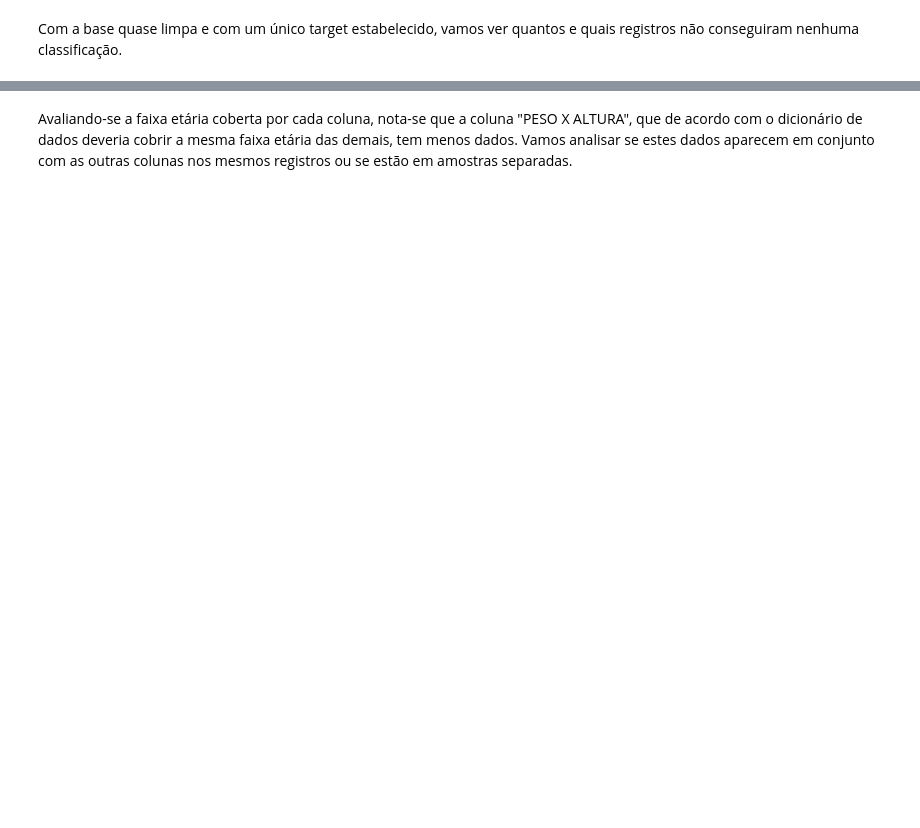
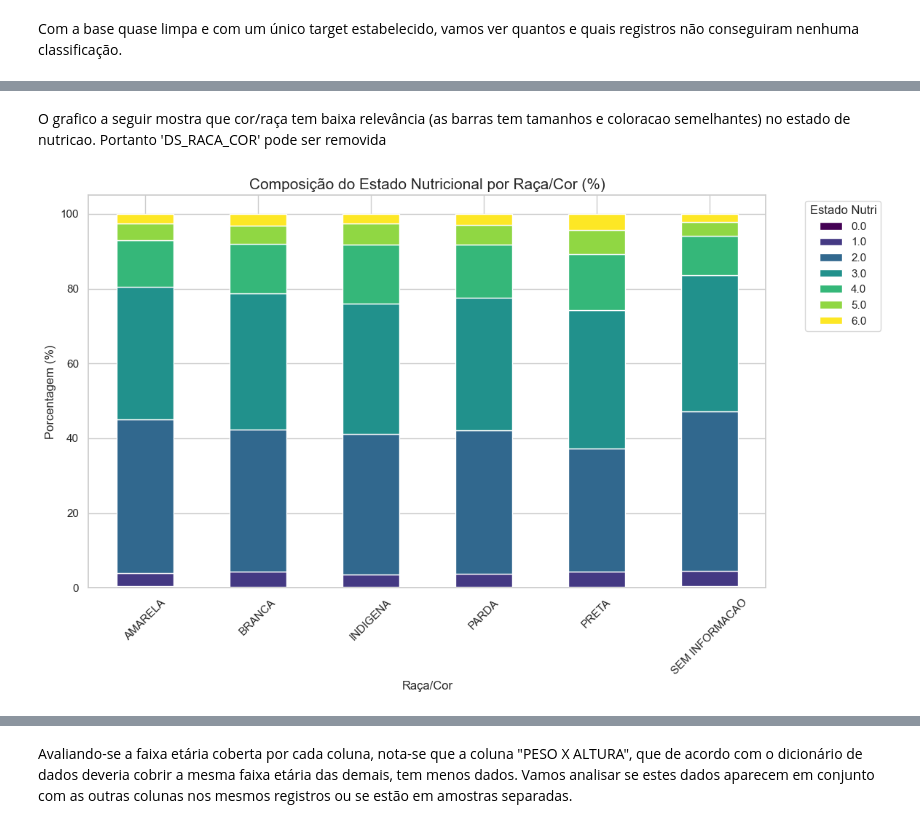
Before and after one commit to vagner-nascimento/fiap-pos-ia-para-devs-fase1-tech-challenge, a Jupyter notebook: main.ipynb, the cells around one changed output, grey strips where cells are left out. Saved outputs shown, nothing was run; the diff lists cells and outputs as text; code cells hidden in the pictures; blank space fills up the shorter version.

```diff
--- a/main.ipynb
+++ b/main.ipynb
@@ -69,0 +160,3 @@ clean_dataset.info()
+# %%
+for col in ['NU_PESO', 'NU_ALTURA', 'DS_IMC']:
+    clean_dataset[col] = clean_dataset[col].astype(str).str.replace(',', '.').astype(float)
@@ -208,0 +512,14 @@ clean_target_dataset.info()
+# %% [markdown]
+O grafico a seguir mostra que cor/raça tem baixa relevância (as barras tem tamanhos e coloracao semelhantes) no estado de nutricao. Portanto 'DS_RACA_COR' pode ser removida
+# %%
+prop_raca = pd.crosstab(clean_dataset["DS_RACA_COR"], clean_dataset["ESTADO_NUTRI"], normalize='index') * 100
+
+prop_raca.plot(kind='bar', stacked=True, figsize=(12, 7), colormap='viridis')
+plt.title('Composição do Estado Nutricional por Raça/Cor (%)', fontsize=15)
+plt.legend(title='Estado Nutri', bbox_to_anchor=(1.05, 1), loc='upper left')
+plt.ylabel('Porcentagem (%)')
+plt.xlabel('Raça/Cor')
+plt.xticks(rotation=45)
+plt.show()
+# %% [output]
+[figure, added]
```
Also changed, not shown: parts of 45 cells of this notebook, 1 other file.
